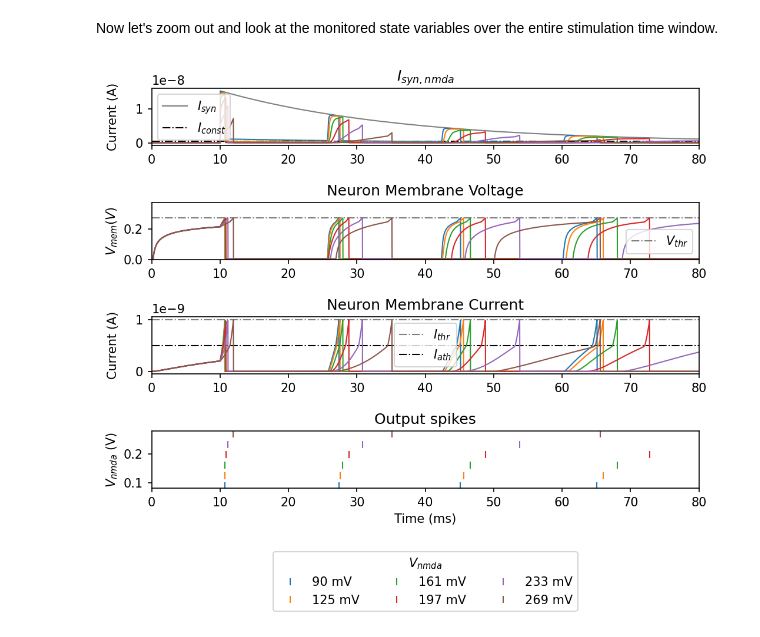
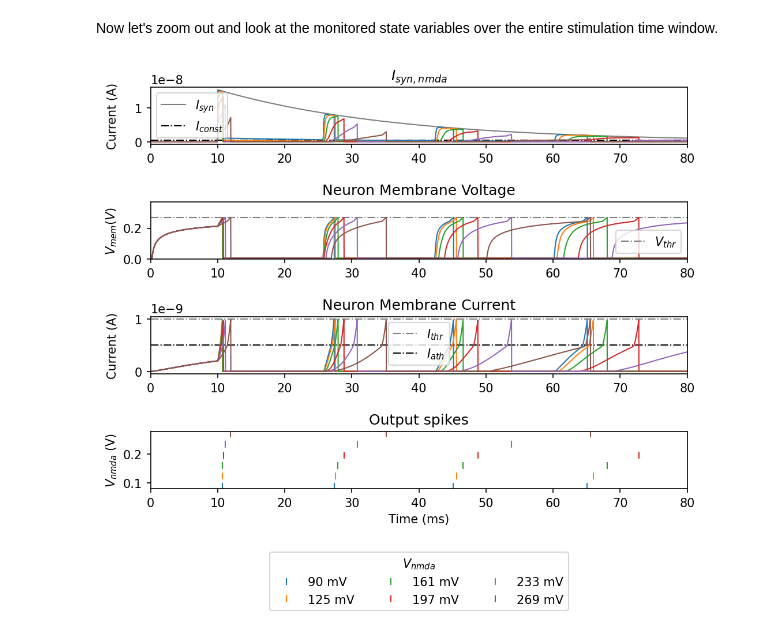
Before and after one commit to YigitDemirag/dynapse-simulator, a Jupyter notebook: part4.ipynb, the cells around one changed output. Saved outputs shown, nothing was run; the diff lists cells and outputs as text; code cells hidden in the pictures.

Commit message:
Change figure size

```diff
--- a/part4.ipynb
+++ b/part4.ipynb
@@ -285,8 +285,8 @@ Observe that the $I_{syn,nmda}$ values expected from the theory (left plot) at $
 # %% [markdown]
 Now let's zoom out and look at the monitored state variables over the entire stimulation time window.
 # %%
-f = plt.figure(figsize=(8,6),dpi=150)
-plt.subplots_adjust(hspace=1)
+f = plt.figure(figsize=(10,8),dpi=150)
+plt.subplots_adjust(hspace=1, bottom=.3)
 
 plt.subplot(411)
 s = int(1*ms / defaultclock.dt)
@@ -309,31 +309,31 @@ for vnmda in range_nmda:
 plt.title('Neuron Membrane Voltage')
 plt.ylabel('$V_{mem} (V)$')
 plt.xlim(0, duration/ms)
 
 
 plt.subplot(413)
 plt.hlines(y=dynapse_param['Ispkthr']*1e-9/nA, xmin=0, xmax=duration/ms, color='grey', linestyles='-.', linewidth=1)
 plt.hlines(y=dynapse_param['Iath']*1e-9/nA, xmin=0, xmax=duration/ms, color='k', linestyles='-.', linewidth=1)
 plt.legend(['$I_{thr}$', '$I_{ath}$'])
 for vnmda in range_nmda:
     p = plt.plot(dict_imem[vnmda][0], dict_imem[vnmda][1], linewidth=1)
 plt.title('Neuron Membrane Current')
 plt.ylabel('Current (A)')
 plt.xlim(0, duration/ms)
 ylim = plt.ylim()
 
 
 plt.subplot(414)
 for vnmda in range_nmda:
     spike_times = dict_out_spikes[vnmda]
     plt.plot(spike_times, [vnmda*mV]*len(spike_times), '|', label=str(vnmda)+' mV')
 plt.xlim(0, duration/ms)
 plt.title('Output spikes')
 plt.ylabel('$V_{nmda}$ (V)')
 plt.xlabel('Time (ms)')
 plt.legend(loc='upper center', ncol=3, bbox_to_anchor=(0.5, -1), title='$V_{nmda}$')
 
 f.align_ylabels()
 f.savefig(path_to_fig+'/part4_NMDA.pdf')
 # %% [output]
-[figure, old version]
+[figure, new version]
```
